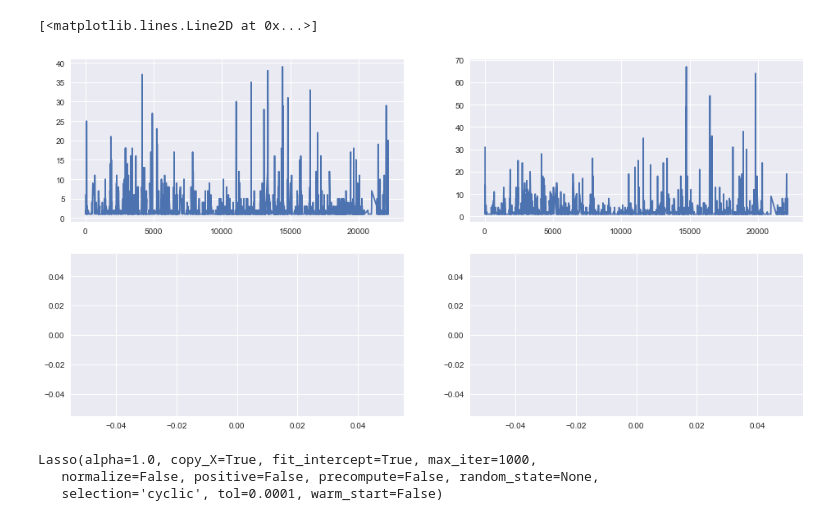
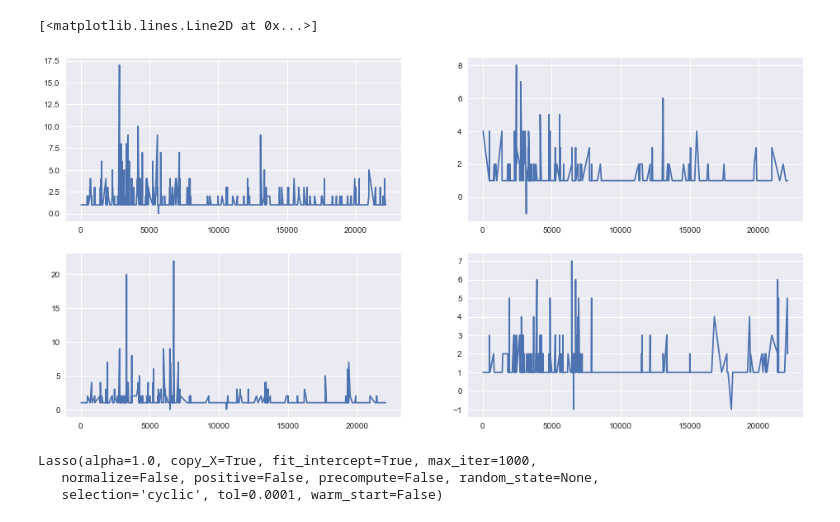
Before and after one commit to colorfulclouds/tensorflow2, a Jupyter notebook: kaggle/Predict Future Sales/Untitled.ipynb, the cells around one changed output. Drawn from its saved outputs; the diff is of its cells as text; code cells hidden in the pictures.

```diff
--- a/kaggle/Predict Future Sales/Untitled.ipynb
+++ b/kaggle/Predict Future Sales/Untitled.ipynb
@@ -104,0 +61,3 @@ shopa_datea_cnt_month[0][3]
+# %%
+file_load = open('shopa_datea_cnt_month.pkl' , 'rb')
+shopa_datea_cnt_month = pickle.load(file_load)
@@ -105,18 +86,18 @@ shopa_datea_cnt_month[0][3]
 # %%
 #plt.plot(shop0_date0_cnt_month.item_id , shop0_date0_cnt_month.item_cnt_day)
 fig = plt.figure(figsize=(16,8))
 fig.add_subplot(221)
-plt.plot(shop0_date0_cnt_month.item_id , shop0_date0_cnt_month.item_cnt_day)
+plt.plot(shopa_datea_cnt_month[2][0].item_id , shopa_datea_cnt_month[2][0].item_cnt_day)
 fig.add_subplot(222)
-plt.plot(shopa_datea_cnt_month[0][1].item_id , shopa_datea_cnt_month[0][1].item_cnt_day)
+plt.plot(shopa_datea_cnt_month[2][1].item_id , shopa_datea_cnt_month[2][1].item_cnt_day)
 fig.add_subplot(223)
-plt.plot(shopa_datea_cnt_month[0][2].item_id , shopa_datea_cnt_month[0][2].item_cnt_day)
+plt.plot(shopa_datea_cnt_month[2][2].item_id , shopa_datea_cnt_month[2][2].item_cnt_day)
 fig.add_subplot(224)
-plt.plot(shopa_datea_cnt_month[0][3].item_id , shopa_datea_cnt_month[0][3].item_cnt_day)
+plt.plot(shopa_datea_cnt_month[2][3].item_id , shopa_datea_cnt_month[2][3].item_cnt_day)
 #shop0_date0_cnt_month.plot('item_id' , 'item_cnt_day' , figsize=(16 , 10))
 # %% [output]
 [<matplotlib.lines.Line2D at 0x...>]
-[figure, old version]
+[figure, new version]
 # %%
 from sklearn.linear_model import Lasso
 from sklearn.linear_model import Ridge
```
Also changed, not shown: parts of 8 cells of this notebook, 3 other files.
